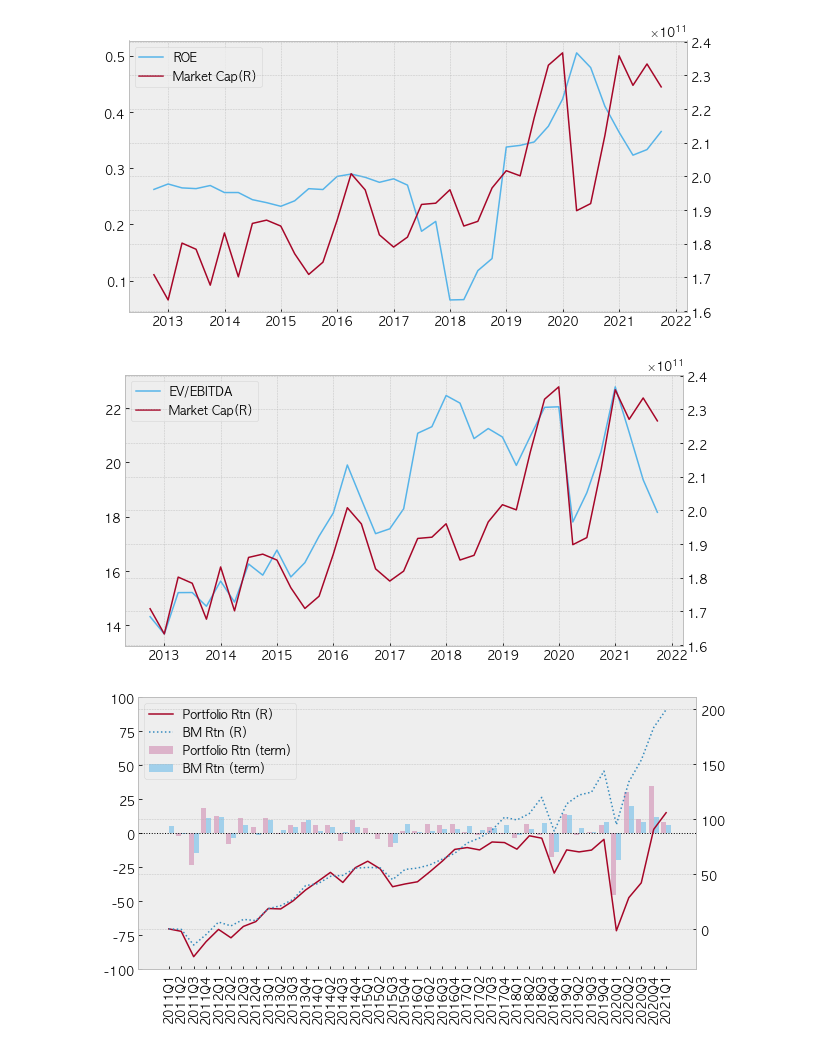
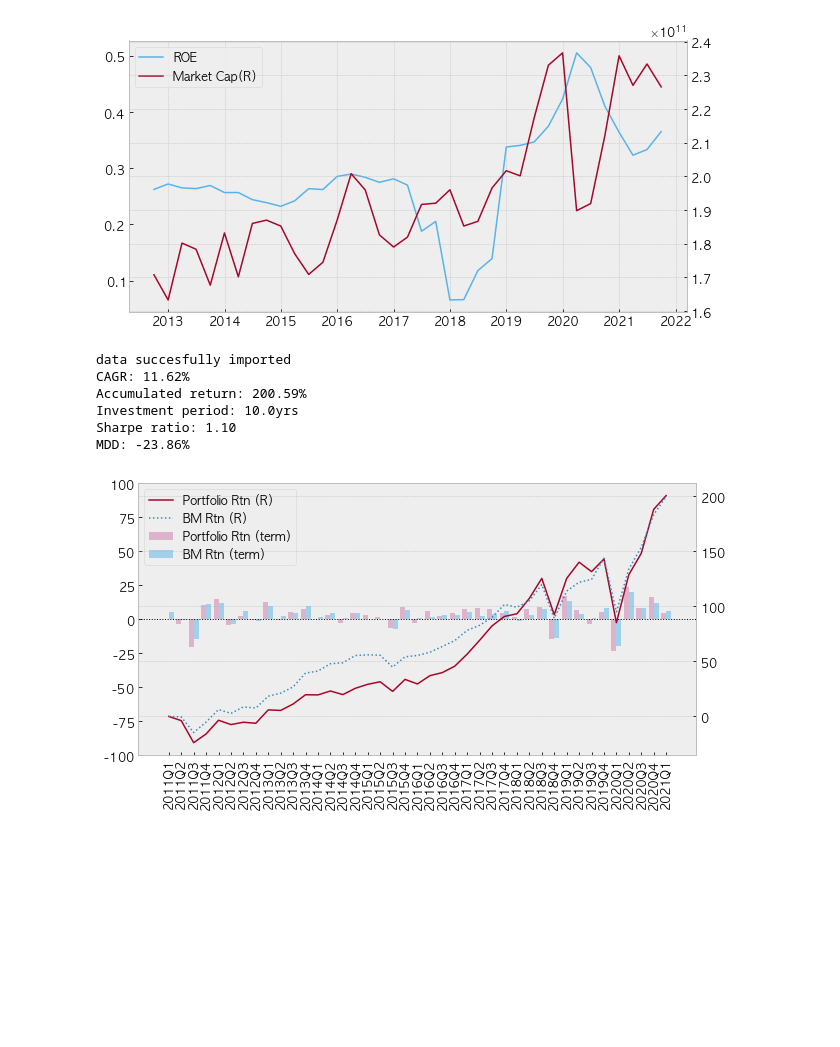
Before and after one commit to snoop2head/finterstellar-study, a Jupyter notebook: ch7_1.ipynb, the cells around one changed output. Cells and saved outputs as stored; diff of their text form; code cells hidden in the pictures; blank space fills up the shorter version.

```diff
--- a/ch7_1.ipynb
+++ b/ch7_1.ipynb
@@ -121 +116,12 @@ df["EV/EBITDA"] = ( df["Market Cap"] - df["Net Cash"] ) / df["EBITDA"]
+# %%
+# price factor
+def factor_as_yt_manager(df):
+    # price factor
+    df["Market Cap"] = df["Price"] * df["Shares"]
+    df["Net Cash"] = df["Cash & Equivalents"] - df["Current Liabilities"]
+    df["EV/EBITDA"] = ( df["Market Cap"] - df["Net Cash"] ) / df["EBITDA"]
+
+    # quality factor
+    df["ROE"] = df["Net Income"] / (df['Total Assets'] - df['Total Liabilities'])
+    return df
 # %%
@@ -122,12 +129,20 @@ df["EV/EBITDA"] = ( df["Market Cap"] - df["Net Cash"] ) / df["EBITDA"]
 fs.draw_chart(df, left='ROE', right='Market Cap')
 # %% [output]
 [figure]
-# %%
-fs.draw_chart(df, left='EV/EBITDA', right='Market Cap')
-# %% [output]
-[figure, removed]
 # %%
 # sky blue is NYSE and red is corresponding company
-fs.draw_return(df)
+
+df_magic_formula_yt_manager = magic_formula_backtest(
+    price_factor='ROE',
+    quality_factor='EV/EBITDA',
+    factor_function=factor_as_yt_manager
+    )
+fs.draw_return(df_magic_formula_yt_manager)
 # %% [output]
+data succesfully imported
+CAGR: 11.62%
+Accumulated return: 200.59%
+Investment period: 10.0yrs
+Sharpe ratio: 1.10
+MDD: -23.86%
-[figure, old version]
+[figure, new version]
```
Also changed, not shown: parts of 10 cells of this notebook.
